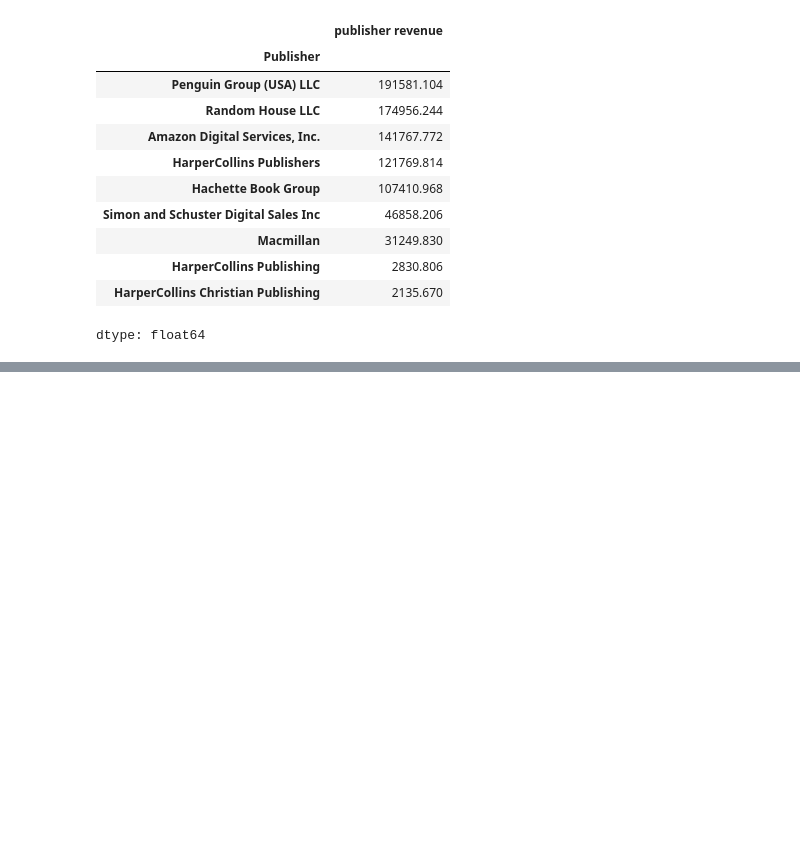
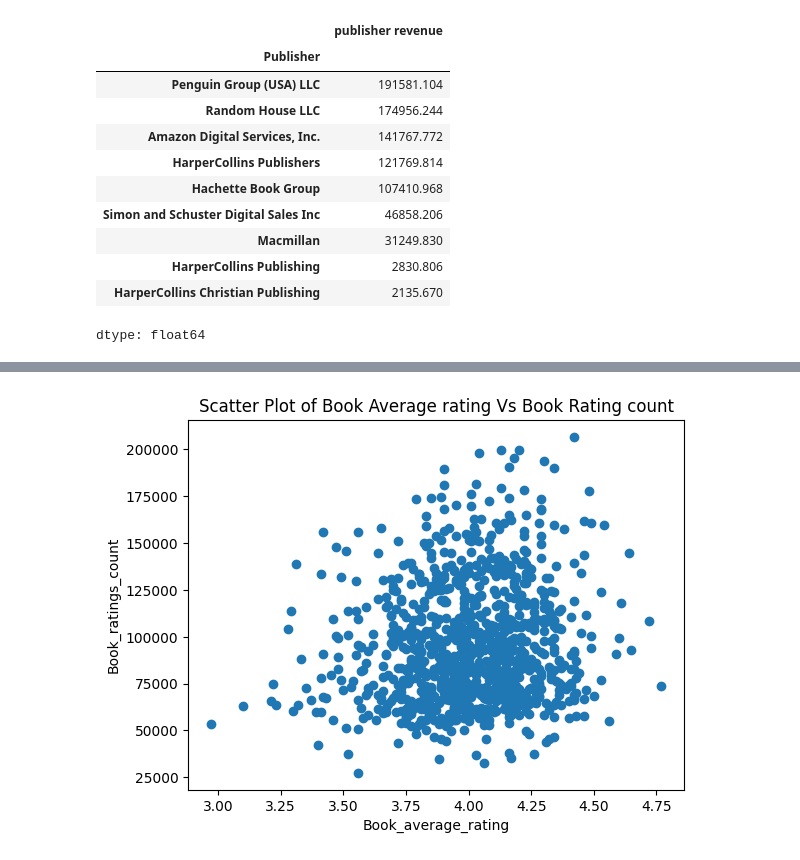
Before and after one commit to ZaidiSahab/Road-to-Data-Science, a Jupyter notebook: Book_Application_YTube.ipynb, the cells around one changed output, grey strips where cells are left out. Drawn from its saved outputs; the diff is of its cells as text; code cells hidden in the pictures; blank space fills up the shorter version.

```diff
--- a/Book_Application_YTube.ipynb
+++ b/Book_Application_YTube.ipynb
@@ -155,0 +174,8 @@ dtype: float64
+# %%
+plt.scatter(df['Book_average_rating'], df['Book_ratings_count'])
+plt.xlabel('Book_average_rating')
+plt.ylabel('Book_ratings_count')
+plt.title('Scatter Plot of Book Average rating Vs Book Rating count')
+plt.show()
+# %% [output]
+[figure, added]
```
Also changed, not shown: parts of 6 cells of this notebook.
